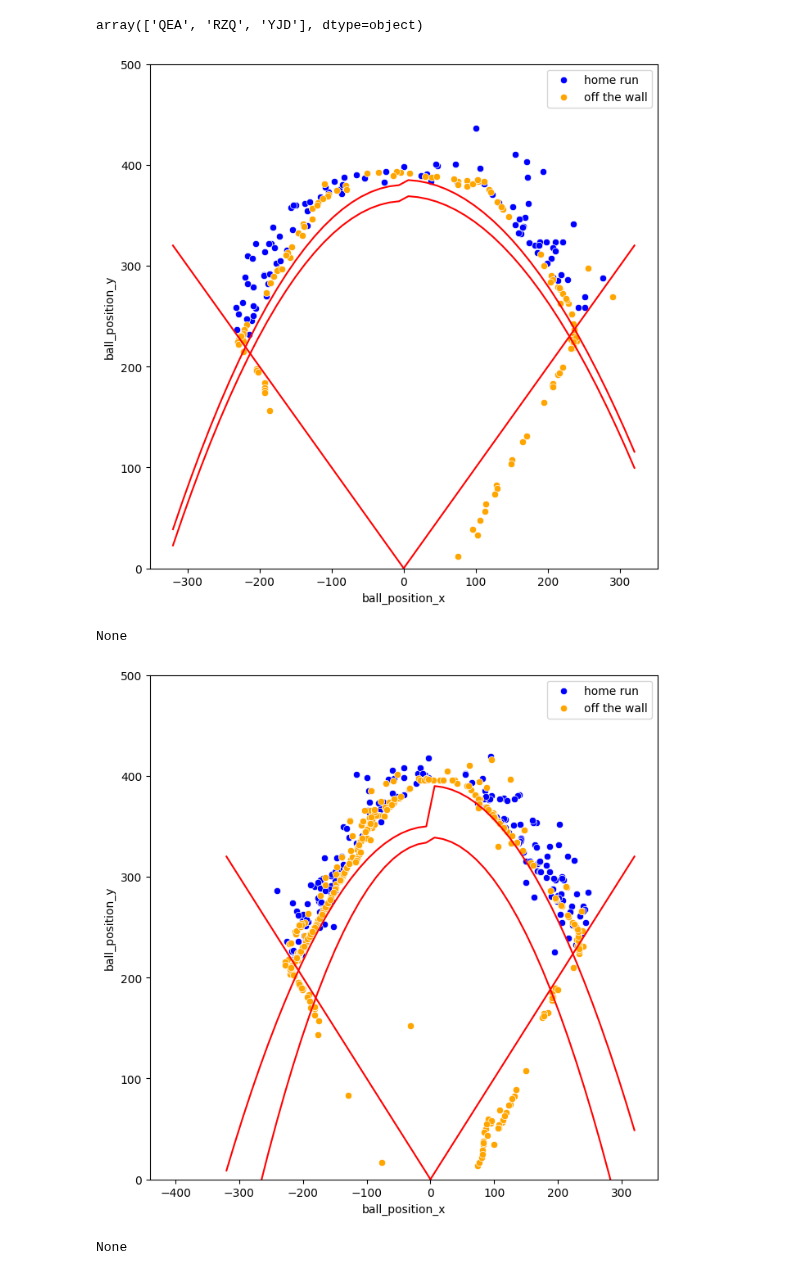
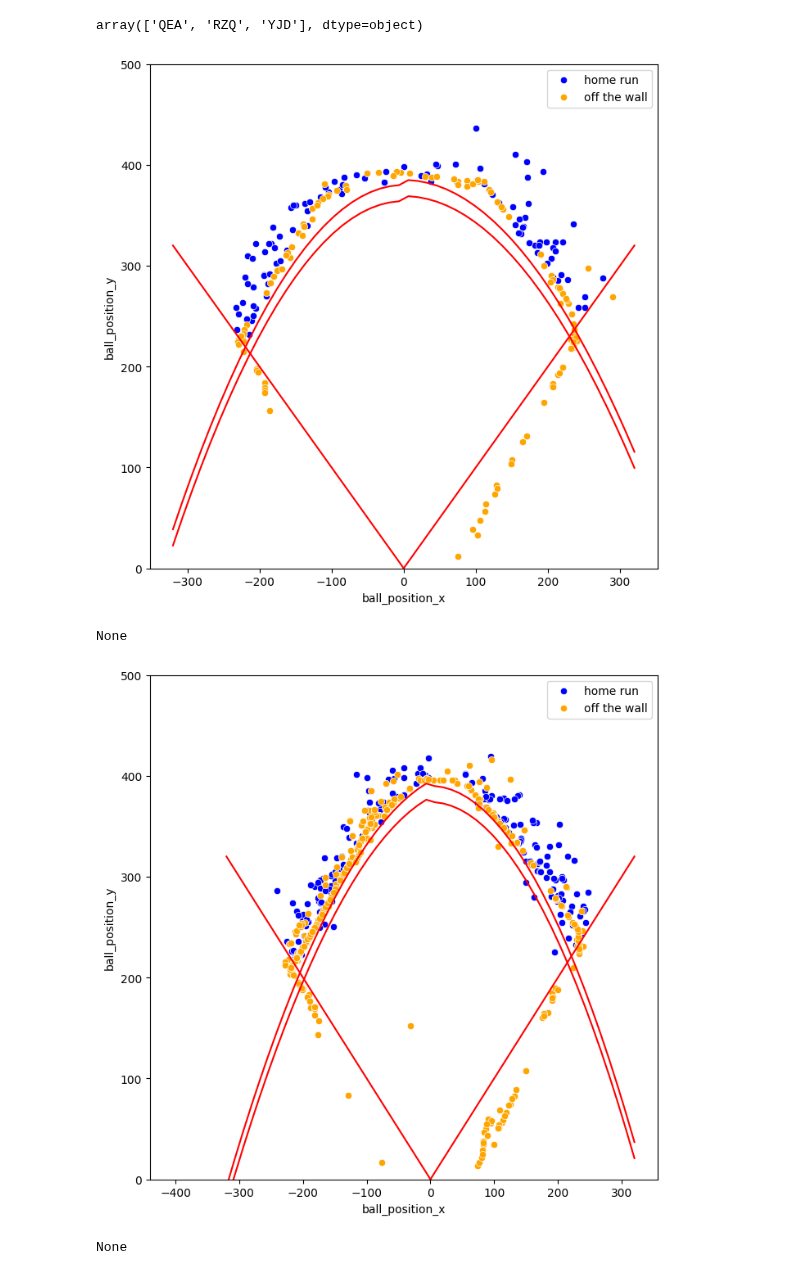
Before and after one commit to d2osborn/SMTChallenge2025, a Jupyter notebook: Team15-eda.ipynb, the cells around one changed output. Drawn from its saved outputs; the diff is of its cells as text; code cells hidden in the pictures.

```diff
--- a/Team15-eda.ipynb
+++ b/Team15-eda.ipynb
@@ -142,6 +139,11 @@ player_position_dict = {
 # %%
 game_events.loc[:, 'event_code_name'] = game_events['event_code'].map(event_code_dict)
 game_events.loc[:, 'player_position_name'] = game_events['player_position'].map(player_position_dict)
+
+## Making timestamp be in sec instead of ms
+game_events['timestamp'] = game_events['timestamp'] / 1_000
+ball_pos['timestamp'] = ball_pos['timestamp'] / 1_000
+player_pos['timestamp'] = player_pos['timestamp'] / 1_000
 # %%
 def player_pos_df_changer(df: pd.DataFrame) -> pd.DataFrame:
     """
@@ -228 +257,3 @@ event_pos_ball[['field_x_7', 'field_y_7',
+# %%
+ball_pos_events = game_events.merge(ball_pos.iloc[:, :-4], on=['game_str', 'play_id', 'timestamp'], how='left').copy()
 # %%
@@ -237,9 +268,23 @@ event_pos_ball['home_team'].unique()
 # %% [output]
 array(['QEA', 'RZQ', 'YJD'], dtype=object)
+# %%
+home_field_dim = {'QEA': {
+                            'outfield_wall': lambda x: np.piecewise(x, [x < 0, x >= 0], [lambda x: -((1/300) * x**2) + 380, lambda x: -((1/380) * x**2) + 385]),
+                            'warning_track': lambda x: np.piecewise(x, [x < 0, x >= 0], [lambda x: -((1/300) * x**2) + 364, lambda x: -((1/380) * x**2) + 369])
+                            },
+                    'RZQ': {
+                            'outfield_wall': lambda x: np.piecewise(x, [x < 0, x >= 0], [lambda x: -((1/350) * (x-60)**2) + 405, lambda x: -((1/290) * (x)**2) + 390]),
+                            'warning_track': lambda x: np.piecewise(x, [x < 0, x >= 0], [lambda x: -((1/350) * (x-60)**2) + 389, lambda x: -((1/290) * (x)**2) + 374])
+                            },
+                    'YJD': {
+                            'outfield_wall': lambda x: np.piecewise(x, [x < 0, x >= 0], [lambda x: -((1/230) * x**2) + 390, lambda x: -((1/235) * x**2) + 390]),
+                            'warning_track': lambda x: np.piecewise(x, [x < 0, x >= 0], [lambda x: -((1/230) * x**2) + 374, lambda x: -((1/235) * x**2) + 374])
+                            }
+                    }
 # %%
 def stadium_walls(df: pd.DataFrame, home_team: str):
     """
-    Visualizes some form of outline for each team's field (QEA, RZQ, YJD)
+    Visualizes some form of outline for each team's outfield wall + warning track (QEA, RZQ, YJD)
     I trial and error'd with the exact coefficients in the polynomials for the wall + warning track using the clusters of wall balls and homers
 
     Arguments: Dataframe, home team's name
@@ -254,16 +299,16 @@ def stadium_walls(df: pd.DataFrame, home_team: str):
 
     if home_team == 'QEA':
         field_vals = np.linspace(-320, 320)
-        home_run_wall = np.piecewise(field_vals, [field_vals < 0, field_vals >= 0], [lambda x: -((1/300) * x**2) + 380, lambda x: -((1/380) * x**2) + 385])
-        warning_track = np.piecewise(field_vals, [field_vals < 0, field_vals >= 0], [lambda x: -((1/300) * x**2) + 364, lambda x: -((1/380) * x**2) + 369])
+        home_run_wall = home_field_dim[home_team]['outfield_wall'](field_vals)
+        warning_track = home_field_dim[home_team]['warning_track'](field_vals)
     elif home_team == 'RZQ':
         field_vals = np.linspace(-320, 320)
-        home_run_wall = np.piecewise(field_vals, [field_vals < 0, field_vals >= 0], [lambda x: -((1/300) * x**2) + 350, lambda x: -((1/300) * x**2) + 390])
-        warning_track = np.piecewise(field_vals, [field_vals < 0, field_vals >= 0], [lambda x: -((1/210) * x**2) + 334, lambda x: -((1/235) * x**2) + 339])
+        home_run_wall = home_field_dim[home_team]['outfield_wall'](field_vals)
+        warning_track = home_field_dim[home_team]['warning_track'](field_vals)
     else:
         field_vals = np.linspace(-320, 320)
-        home_run_wall = np.piecewise(field_vals, [field_vals < 0, field_vals >= 0], [lambda x: -((1/230) * x**2) + 390, lambda x: -((1/235) * x**2) + 390])
-        warning_track = np.piecewise(field_vals, [field_vals < 0, field_vals >= 0], [lambda x: -((1/230) * x**2) + 374, lambda x: -((1/235) * x**2) + 374])
+        home_run_wall = home_field_dim[home_team]['outfield_wall'](field_vals)
+        warning_track = home_field_dim[home_team]['warning_track'](field_vals)
 
     stadium_homers = df[(df['event_code_name'] == 'home run') & (df['home_team'] == home_team)]
     stadium_wall_balls = df[(df['event_code_name'] == 'ball deflection off of wall') & (df['home_team'] == home_team)]
@@ -278,13 +323,13 @@ def stadium_walls(df: pd.DataFrame, home_team: str):
     plt.legend()
     plt.show()
 # %%
-display(stadium_walls(event_pos_ball, 'QEA'))
-display(stadium_walls(event_pos_ball, 'RZQ'))
-display(stadium_walls(event_pos_ball, 'YJD'))
+display(stadium_walls(ball_pos_events, 'QEA'))
+display(stadium_walls(ball_pos_events, 'RZQ'))
+display(stadium_walls(ball_pos_events, 'YJD'))
 # %% [output]
 [figure]
 None
-[figure, old version]
+[figure, new version]
 None
 [figure]
 None
```
Also changed, not shown: parts of 25 cells of this notebook.
